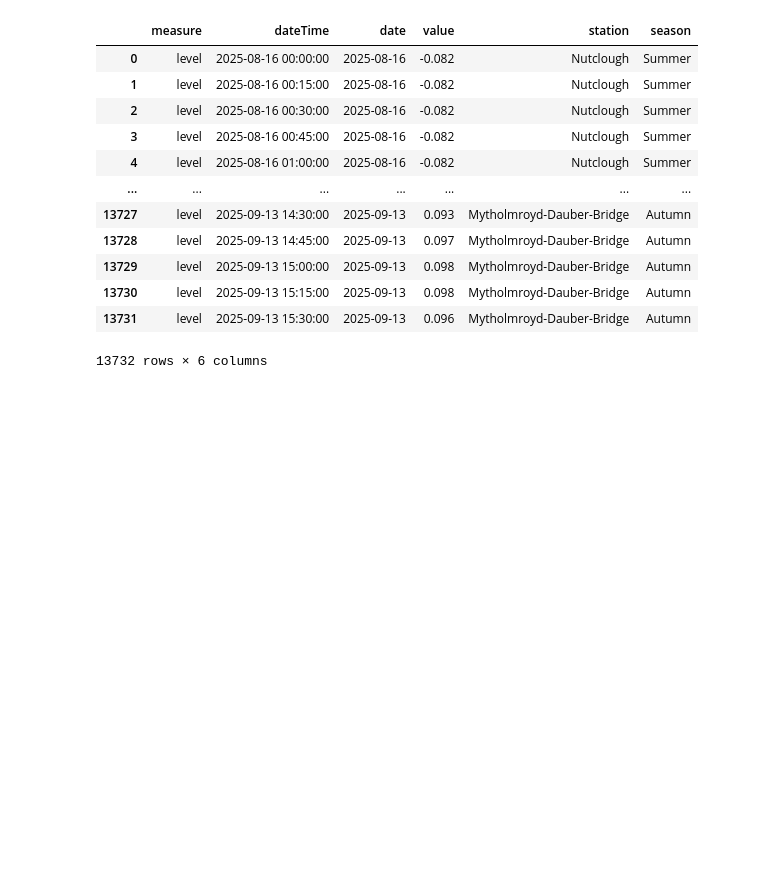
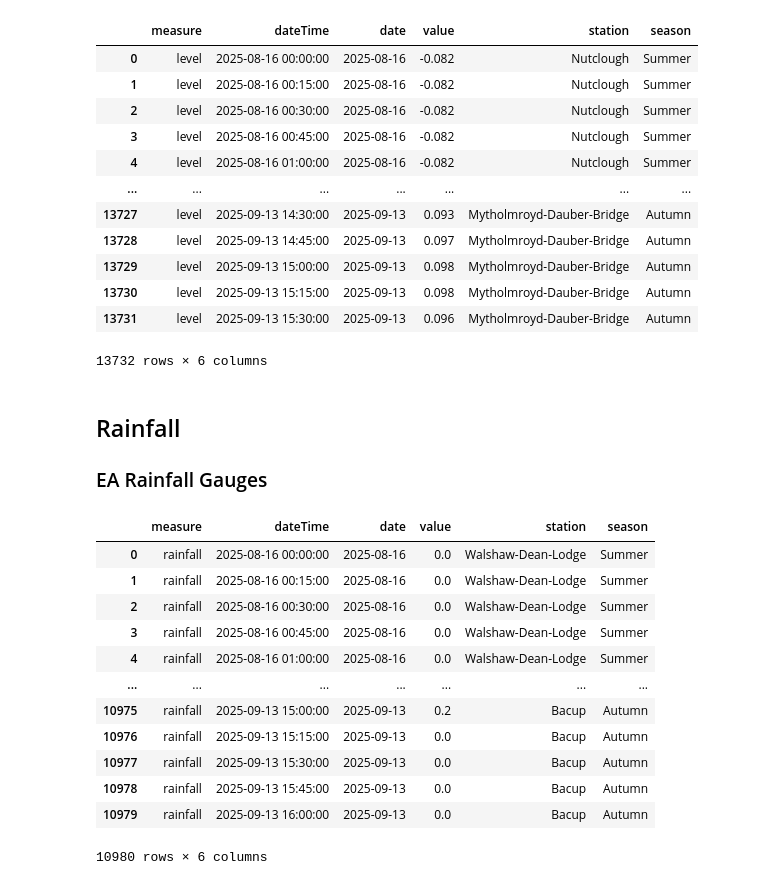
Before and after one commit to bogsnork/river_weather, a Jupyter notebook: Python/initial_explore.ipynb, the cells around one changed output. Saved outputs shown, nothing was run; the diff lists cells and outputs as text; code cells hidden in the pictures; blank space fills up the shorter version.

Commit message:
add ea rain gauge data import and visualise

```diff
--- a/Python/initial_explore.ipynb
+++ b/Python/initial_explore.ipynb
@@ -65,3 +66,49 @@ fig = px.line(df, x='dateTime', y='value', color='station',
 
 # Show the plot
 fig.show()
+# %% [markdown]
+## Rainfall
+
+### EA Rainfall Gauges
+# %%
+# Define the folder path
+folder_path = '../data/weather'
+
+# Find all CSV files in the folder
+csv_files = glob.glob(os.path.join(folder_path, '*-rainfall-15min-Qualified.csv'))
+
+# Load and append all dataframes
+df_list = [load_earain(file) for file in csv_files]
+dfEARain= pd.concat(df_list, ignore_index=True)
+
+
+# Convert dateTime column to datetime format
+dfEARain['dateTime'] = pd.to_datetime(dfEARain['dateTime'], errors='coerce')
+
+# Add a 'season' column based on month
+def get_season(month):
+    if month in [12, 1, 2]:
+        return 'Winter'
+    elif month in [3, 4, 5]:
+        return 'Spring'
+    elif month in [6, 7, 8]:
+        return 'Summer'
+    else:
+        return 'Autumn'
+
+dfEARain['season'] = dfEARain['dateTime'].dt.month.map(get_season)
+dfEARain
+# %% [output]
+|  | measure | dateTime | date | value | station | season |
+| 0 | rainfall | 2025-08-16 00:00:00 | 2025-08-16 | 0.0 | Walshaw-Dean-Lodge | Summer |
+| 1 | rainfall | 2025-08-16 00:15:00 | 2025-08-16 | 0.0 | Walshaw-Dean-Lodge | Summer |
+| 2 | rainfall | 2025-08-16 00:30:00 | 2025-08-16 | 0.0 | Walshaw-Dean-Lodge | Summer |
+| 3 | rainfall | 2025-08-16 00:45:00 | 2025-08-16 | 0.0 | Walshaw-Dean-Lodge | Summer |
+| 4 | rainfall | 2025-08-16 01:00:00 | 2025-08-16 | 0.0 | Walshaw-Dean-Lodge | Summer |
+| ... | ... | ... | ... | ... | ... | ... |
+| 10975 | rainfall | 2025-09-13 15:00:00 | 2025-09-13 | 0.2 | Bacup | Autumn |
+| 10976 | rainfall | 2025-09-13 15:15:00 | 2025-09-13 | 0.0 | Bacup | Autumn |
+| 10977 | rainfall | 2025-09-13 15:30:00 | 2025-09-13 | 0.0 | Bacup | Autumn |
+| 10978 | rainfall | 2025-09-13 15:45:00 | 2025-09-13 | 0.0 | Bacup | Autumn |
+| 10979 | rainfall | 2025-09-13 16:00:00 | 2025-09-13 | 0.0 | Bacup | Autumn |
+10980 rows × 6 columns
```
Also changed, not shown: parts of 6 cells of this notebook, 1 other file.
